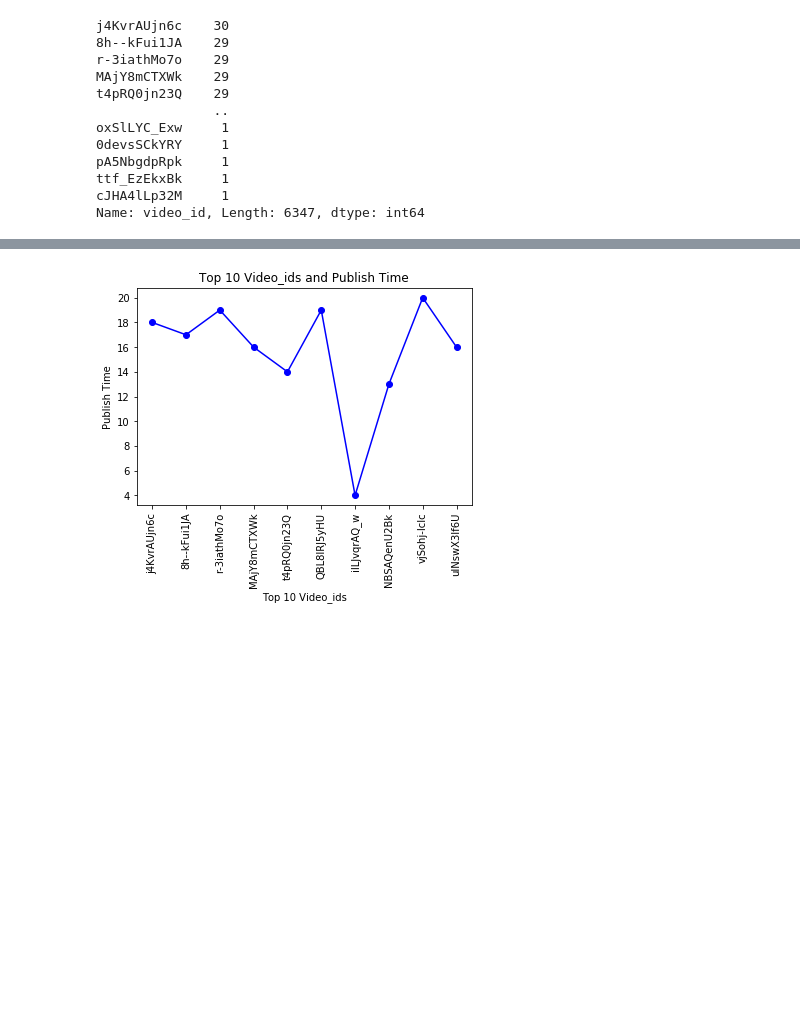
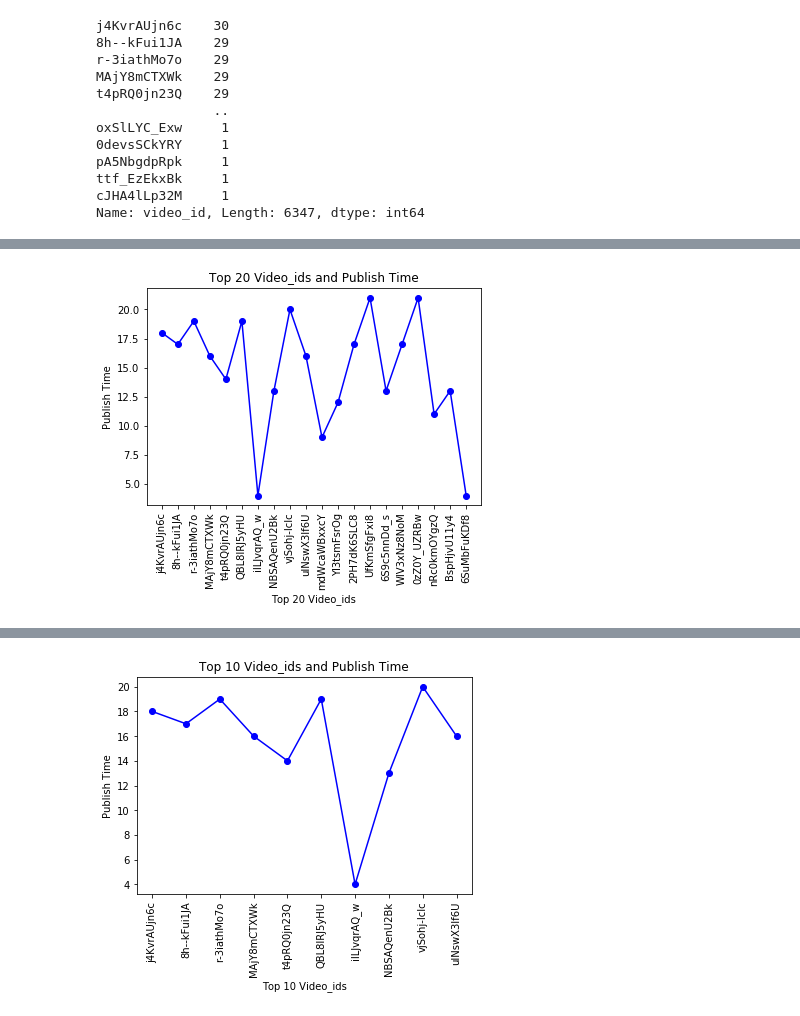
Before and after one commit to kimco2/project_1_misison_youtube, a Jupyter notebook: US_youtube_release_time_day.ipynb, the cells around one changed output, grey strips where cells are left out. Cells and saved outputs as stored; diff of their text form; code cells hidden in the pictures; blank space fills up the shorter version.

```diff
--- a/US_youtube_release_time_day.ipynb
+++ b/US_youtube_release_time_day.ipynb
@@ -62,0 +91,15 @@ cleaned_us_data_df.set_index("video_id", inplace=True)
+# %%
+video_id_20 = ["j4KvrAUjn6c","8h--kFui1JA", "r-3iathMo7o", "MAjY8mCTXWk", "t4pRQ0jn23Q", "QBL8IRJ5yHU", "iILJvqrAQ_w", "NBSAQenU2Bk", "vjSohj-Iclc", "ulNswX3If6U","mdWcaWBxxcY", "YI3tsmFsrOg", "2PH7dK6SLC8","UfKmSfgFxi8","6S9c5nnDd_s","WIV3xNz8NoM", "0zZ0Y_UZRBw", "nRc0kmOYgzQ","BspHjvU11y4","6SuMbFuKDf8"]
+publish_time_20 = [18, 17, 19, 16, 14, 19, 4, 13, 20, 16, 9, 12, 17, 21, 13, 17, 21, 11, 13, 4]
+# %%
+x_axis = video_id_20
+y_axis = publish_time_20
+plt.plot(x_axis,y_axis,marker='o', color='blue')
+plt.xticks(rotation='vertical')
+plt.xlabel("Top 20 Video_ids")
+plt.ylabel("Publish Time")
+plt.title("Top 20 Video_ids and Publish Time")
+plt.gcf
+plt.show()
+# %% [output]
+[figure, added]
```
Also changed, not shown: parts of 38 cells of this notebook.
